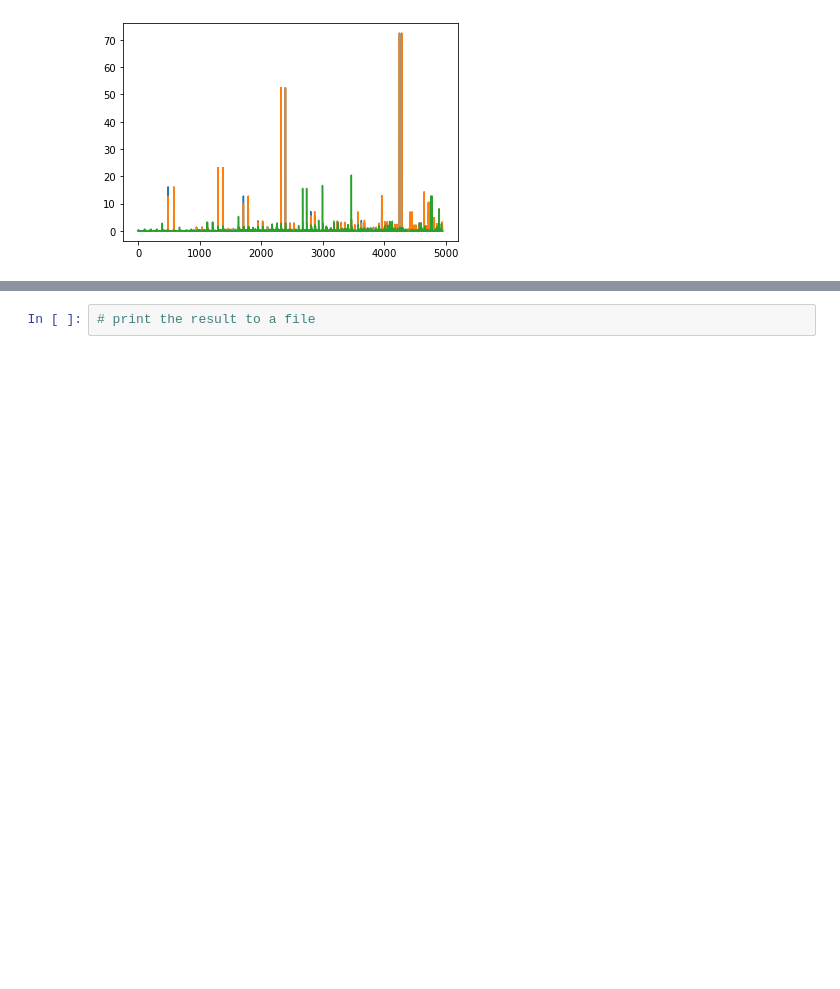
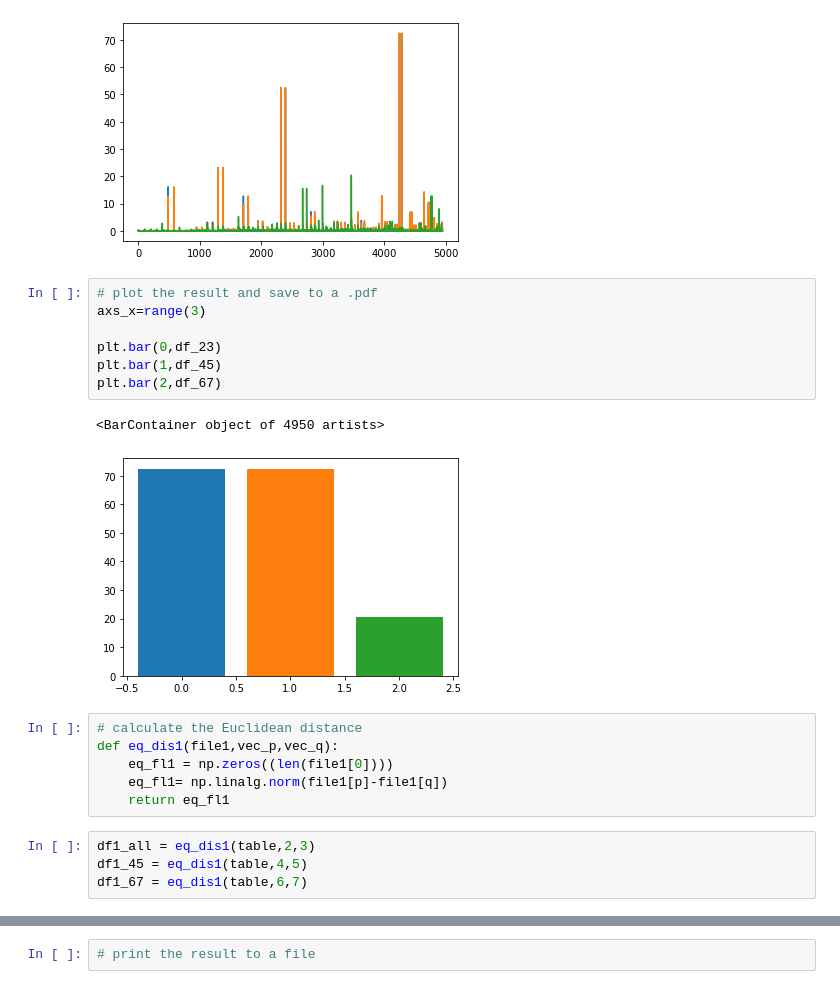
Before and after one commit to jagg01/my-repo2, a Jupyter notebook: src/notebook_unit1.ipynb, the cells around one changed output, grey strips where cells are left out. Cells and saved outputs as stored; diff of their text form; blank space fills up the shorter version.

```diff
--- a/src/notebook_unit1.ipynb
+++ b/src/notebook_unit1.ipynb
@@ -253,3 +205,23 @@ plt.plot(f1,df_67)
 # %% [output]
 [<matplotlib.lines.Line2D at 0x...>]
 [figure]
+# %%
+# plot the result and save to a .pdf
+axs_x=range(3)
+
+plt.bar(0,df_23)
+plt.bar(1,df_45)
+plt.bar(2,df_67)
+# %% [output]
+<BarContainer object of 4950 artists>
+[figure, added]
+# %%
+# calculate the Euclidean distance
+def eq_dis1(file1,vec_p,vec_q):
+    eq_fl1 = np.zeros((len(file1[0])))
+    eq_fl1= np.linalg.norm(file1[p]-file1[q])
+    return eq_fl1
+# %%
+df1_all = eq_dis1(table,2,3)
+df1_45 = eq_dis1(table,4,5)
+df1_67 = eq_dis1(table,6,7)
```
Also changed, not shown: parts of 7 cells of this notebook.
